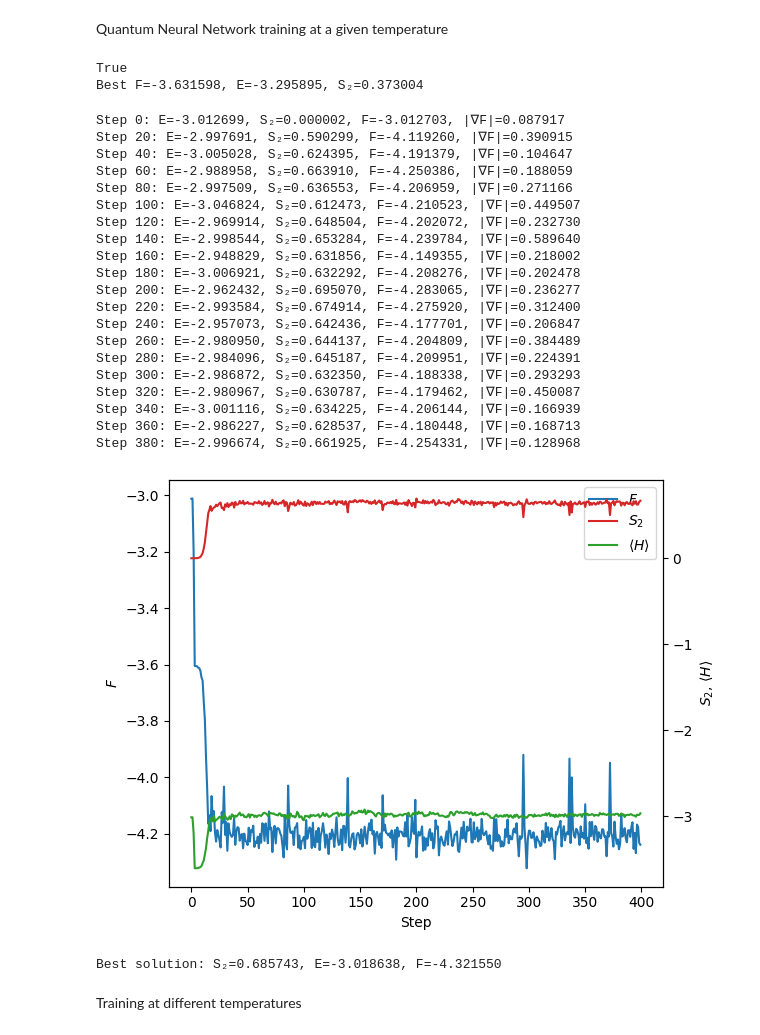
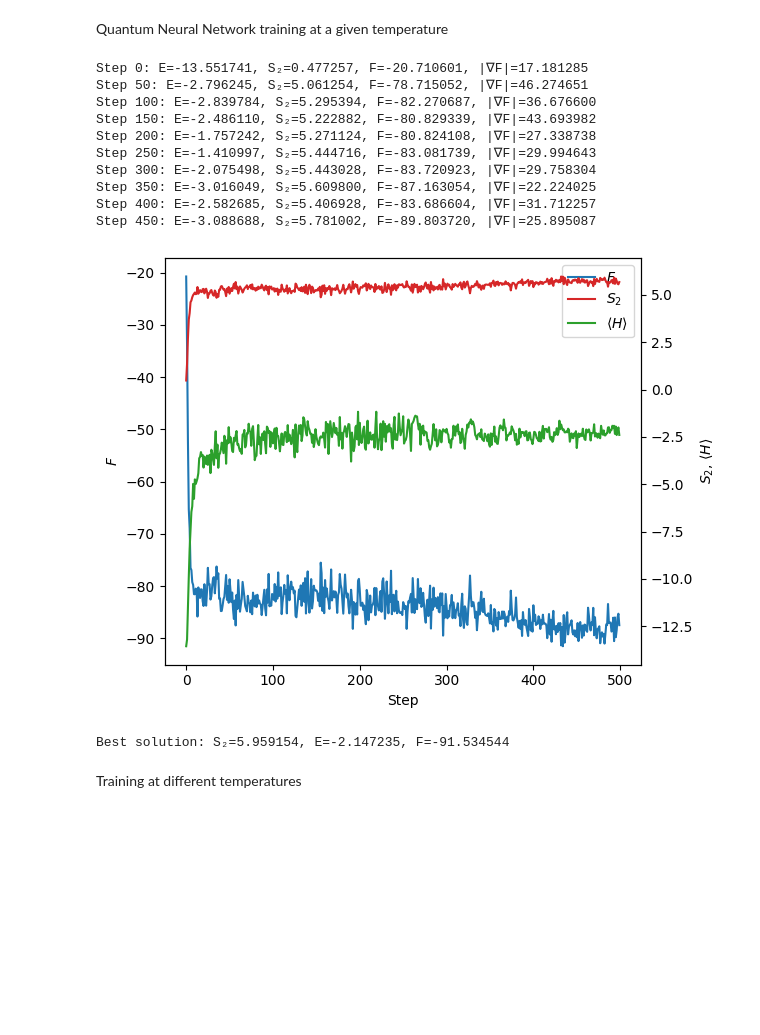
Before and after one commit to ismaelcastrouimp/TFM, a Jupyter notebook: Ancilla_Ising.ipynb, the cells around one changed output. Saved outputs shown, nothing was run; the diff lists cells and outputs as text; code cells hidden in the pictures; blank space fills up the shorter version.

```diff
--- a/Ancilla_Ising.ipynb
+++ b/Ancilla_Ising.ipynb
@@ -23,8 +23,8 @@ from scipy.optimize import minimize
 # %%
 # Hilbert space
 from netket.hilbert import Spin
-N = 2
-N_ancilla = 2
+N = 10
+N_ancilla = 10
 
 # System: N 1/2
 # Ancilla: N_ancilla  1/2
@@ -32,6 +32,8 @@ N_ancilla = 2
 hi_system = nk.hilbert.Spin(s=1/2, N=N)
 hi_ancilla = nk.hilbert.Spin(s=1/2, N=N_ancilla)
 hi_extended = nk.hilbert.Spin(s=1/2, N=N+N_ancilla)
+
+partition = list(range(N))
 # %% [markdown]
 $\mathcal{H_0}=Γ \sum_{i}\sigma_i^{(x)}+V\sum_{i}\sigma_i^{(z)}\sigma_{i+1}^{z} \qquad \mathcal{H_R}=\mathbb{I}_R$
 
@@ -762,20 +764,20 @@ class RBM_Z2(nn.Module):
     @nn.compact
     def __call__(self, x):
         # Definimos la RBM
-        worker = nk.models.RBM(alpha=self.alpha, param_dtype=float)
+        # worker = nk.models.RBM(alpha=self.alpha, param_dtype=float)
         # worker = MultiLayerPerceptron(layer_widths=[8,16,8,1])
-        # worker = nk.models.ARNNDense(
-        #     hilbert= nk.hilbert.Spin(s=1/2, N=N+N_ancilla),
-        #     layers=1,
-        #     features=16,
-        #     activation=jax.nn.gelu,
-        #     kernel_init=nn.initializers.variance_scaling(
-        #         scale=0.05,
-        #         mode='fan_in',
-        #         distribution='truncated_normal'
-        #     ),
-        #     bias_init=nn.initializers.constant(0.1)
-        # )
+        worker = nk.models.ARNNDense(
+            hilbert= nk.hilbert.Spin(s=1/2, N=N+N_ancilla),
+            layers=1,
+            features=16,
+            activation=jax.nn.gelu,
+            kernel_init=nn.initializers.variance_scaling(
+                scale=0.05,
+                mode='fan_in',
+                distribution='truncated_normal'
+            ),
+            bias_init=nn.initializers.constant(0.1)
+        )
         # worker = GaugeFixedRBM(N, self.alpha)
 
         # Calculamos la log-amplitud para x y -x
@@ -1449,42 +1431,30 @@ result = free_energy_minimize_scipy(
 
 print(result["result"].success)
 print(f"Best F={result["best_F"]:.6f}, E={result["best_energy"]:.6f}, S₂={result["best_entropy"]:.6f}")
-# %% [output]
-True
-Best F=-3.631598, E=-3.295895, S₂=0.373004
 # %%
 partition = list(range(N))
 sampler = nk.sampler.MetropolisLocal(hi_extended)
 model = RBM_Z2(alpha=1, trivial_Z2=True)
-vstate = nk.vqs.MCState(sampler, model, n_samples=5040)
-T = 1.9
+vstate = nk.vqs.MCState(sampler, model, n_samples=40000)
+T = 15
 
-n_steps = 400
-lr = optax.warmup_cosine_decay_schedule(0.1, 0.1, 100, n_steps, 0.001)
+n_steps = 500
+lr = optax.warmup_cosine_decay_schedule(0.02, 0.02, 100, n_steps, 0.001)
+# lr = optax.warmup_cosine_decay_schedule(0.05, 0.05, 80, n_steps, 0.001)
 diag_shift = optax.linear_schedule(1e-1, 1e-4, n_steps)
 
 _,_,_,f_best,E_best,S_best = free_energy_minimize_SR_SGD(vstate, T, partition, H_extended, n_steps, learning_rate=lr, diag_shift=diag_shift)
 print(f"Best solution: S₂={S_best:.6f}, E={E_best:.6f}, F={f_best:.6f}")
 # %% [output]
-Step 0: E=-3.012699, S₂=0.000002, F=-3.012703, |∇F|=0.087917
-Step 20: E=-2.997691, S₂=0.590299, F=-4.119260, |∇F|=0.390915
-Step 40: E=-3.005028, S₂=0.624395, F=-4.191379, |∇F|=0.104647
-Step 60: E=-2.988958, S₂=0.663910, F=-4.250386, |∇F|=0.188059
-Step 80: E=-2.997509, S₂=0.636553, F=-4.206959, |∇F|=0.271166
-Step 100: E=-3.046824, S₂=0.612473, F=-4.210523, |∇F|=0.449507
-Step 120: E=-2.969914, S₂=0.648504, F=-4.202072, |∇F|=0.232730
-Step 140: E=-2.998544, S₂=0.653284, F=-4.239784, |∇F|=0.589640
-Step 160: E=-2.948829, S₂=0.631856, F=-4.149355, |∇F|=0.218002
-Step 180: E=-3.006921, S₂=0.632292, F=-4.208276, |∇F|=0.202478
-Step 200: E=-2.962432, S₂=0.695070, F=-4.283065, |∇F|=0.236277
-Step 220: E=-2.993584, S₂=0.674914, F=-4.275920, |∇F|=0.312400
-Step 240: E=-2.957073, S₂=0.642436, F=-4.177701, |∇F|=0.206847
-Step 260: E=-2.980950, S₂=0.644137, F=-4.204809, |∇F|=0.384489
-Step 280: E=-2.984096, S₂=0.645187, F=-4.209951, |∇F|=0.224391
-Step 300: E=-2.986872, S₂=0.632350, F=-4.188338, |∇F|=0.293293
-Step 320: E=-2.980967, S₂=0.630787, F=-4.179462, |∇F|=0.450087
-Step 340: E=-3.001116, S₂=0.634225, F=-4.206144, |∇F|=0.166939
-Step 360: E=-2.986227, S₂=0.628537, F=-4.180448, |∇F|=0.168713
-Step 380: E=-2.996674, S₂=0.661925, F=-4.254331, |∇F|=0.128968
+Step 0: E=-13.551741, S₂=0.477257, F=-20.710601, |∇F|=17.181285
+Step 50: E=-2.796245, S₂=5.061254, F=-78.715052, |∇F|=46.274651
+Step 100: E=-2.839784, S₂=5.295394, F=-82.270687, |∇F|=36.676600
+Step 150: E=-2.486110, S₂=5.222882, F=-80.829339, |∇F|=43.693982
+Step 200: E=-1.757242, S₂=5.271124, F=-80.824108, |∇F|=27.338738
+Step 250: E=-1.410997, S₂=5.444716, F=-83.081739, |∇F|=29.994643
+Step 300: E=-2.075498, S₂=5.443028, F=-83.720923, |∇F|=29.758304
+Step 350: E=-3.016049, S₂=5.609800, F=-87.163054, |∇F|=22.224025
+Step 400: E=-2.582685, S₂=5.406928, F=-83.686604, |∇F|=31.712257
+Step 450: E=-3.088688, S₂=5.781002, F=-89.803720, |∇F|=25.895087
-[figure, old version]
+[figure, new version]
-Best solution: S₂=0.685743, E=-3.018638, F=-4.321550
+Best solution: S₂=5.959154, E=-2.147235, F=-91.534544
```
Also changed, not shown: parts of 9 cells of this notebook, 19 other files.
